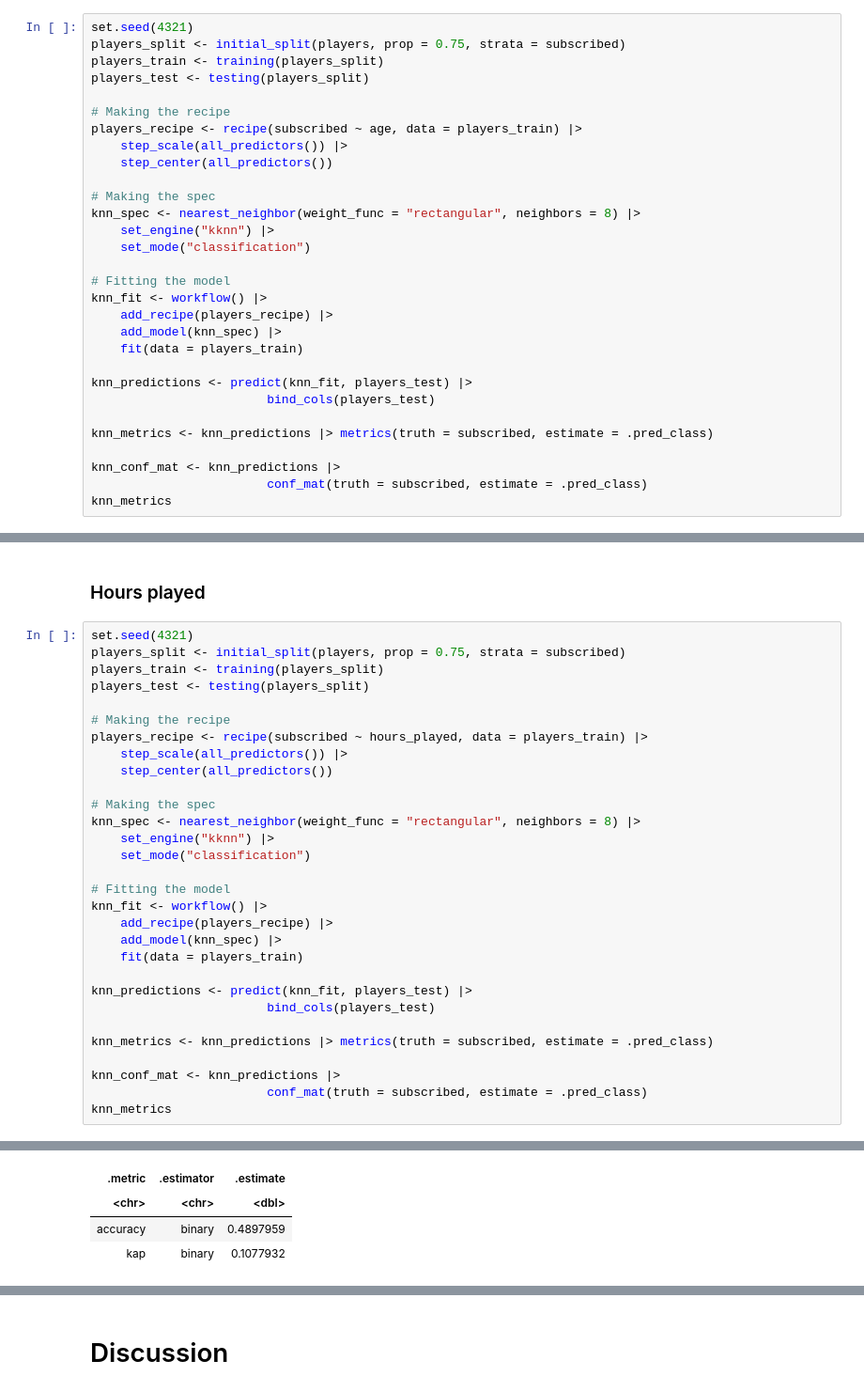
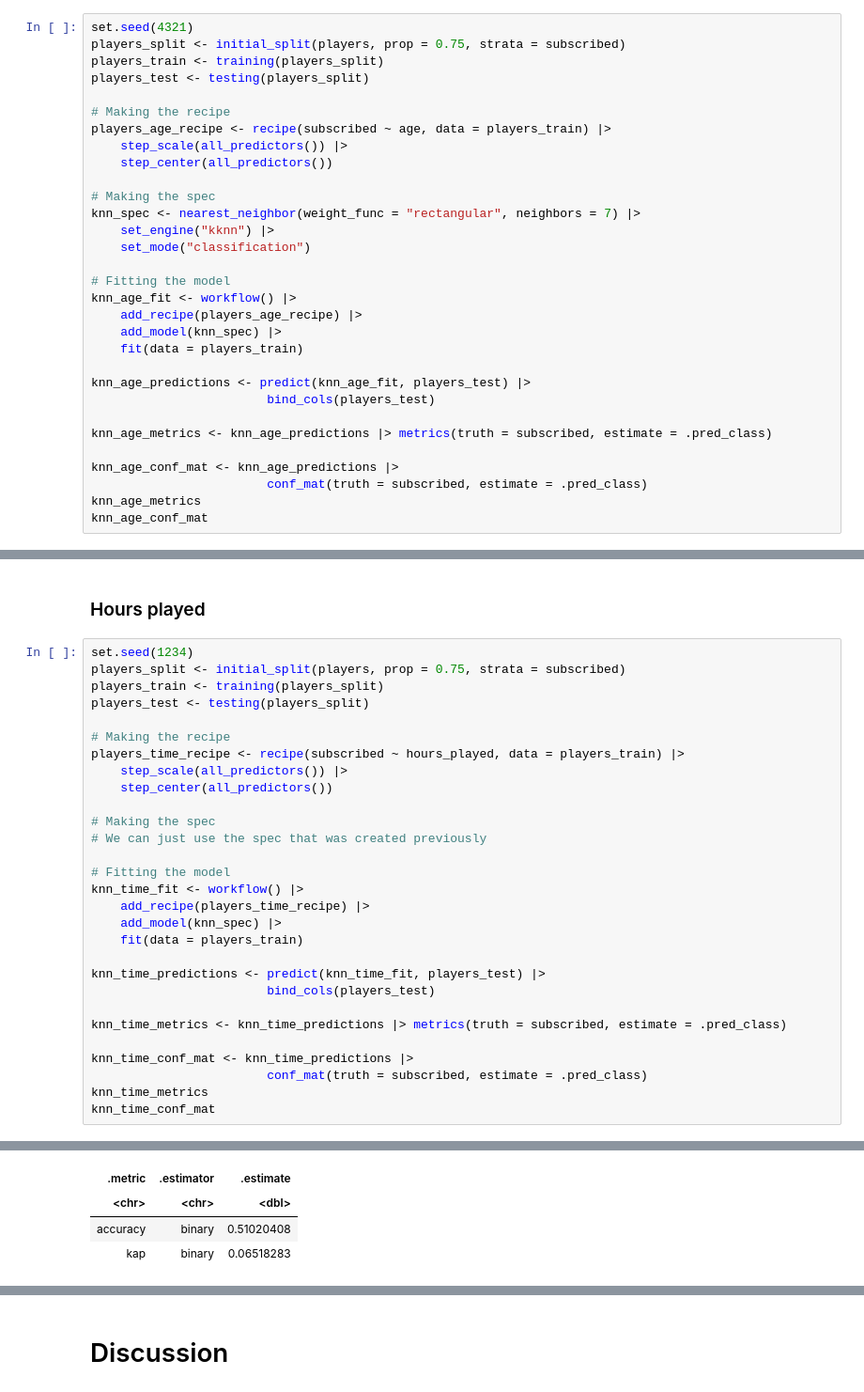
Before and after one commit to jhuan175/dsci100_project_final_report, a Jupyter notebook: Project_Final_Report.ipynb, the cells around one changed output, grey strips where cells are left out. Shown at 94% size. Drawn from its saved outputs; the diff is of its cells as text.

Commit message:
Changed Neighbors to 7, changed variable names in knn's

```diff
--- a/Project_Final_Report.ipynb
+++ b/Project_Final_Report.ipynb
@@ -291,29 +281,30 @@ players_train <- training(players_split)
 players_test <- testing(players_split)
 
 # Making the recipe
-players_recipe <- recipe(subscribed ~ age, data = players_train) |>
+players_age_recipe <- recipe(subscribed ~ age, data = players_train) |>
     step_scale(all_predictors()) |>
     step_center(all_predictors())
 
 # Making the spec
-knn_spec <- nearest_neighbor(weight_func = "rectangular", neighbors = 8) |>
+knn_spec <- nearest_neighbor(weight_func = "rectangular", neighbors = 7) |>
     set_engine("kknn") |>
     set_mode("classification")
 
 # Fitting the model
-knn_fit <- workflow() |>
-    add_recipe(players_recipe) |>
+knn_age_fit <- workflow() |>
+    add_recipe(players_age_recipe) |>
     add_model(knn_spec) |>
     fit(data = players_train)
 
-knn_predictions <- predict(knn_fit, players_test) |>
+knn_age_predictions <- predict(knn_age_fit, players_test) |>
                         bind_cols(players_test)
 
-knn_metrics <- knn_predictions |> metrics(truth = subscribed, estimate = .pred_class)
+knn_age_metrics <- knn_age_predictions |> metrics(truth = subscribed, estimate = .pred_class)
 
-knn_conf_mat <- knn_predictions |>
+knn_age_conf_mat <- knn_age_predictions |>
                         conf_mat(truth = subscribed, estimate = .pred_class)
-knn_metrics
+knn_age_metrics
+knn_age_conf_mat
 # %% [output]
 A tibble: 2 × 3
 | .metric | .estimator | .estimate |
@@ -323,38 +318,37 @@ A tibble: 2 × 3
 # %% [markdown]
 ### Hours played
 # %%
-set.seed(4321)
+set.seed(1234)
 players_split <- initial_split(players, prop = 0.75, strata = subscribed)
 players_train <- training(players_split)
 players_test <- testing(players_split)
 
 # Making the recipe
-players_recipe <- recipe(subscribed ~ hours_played, data = players_train) |>
+players_time_recipe <- recipe(subscribed ~ hours_played, data = players_train) |>
     step_scale(all_predictors()) |>
     step_center(all_predictors())
 
 # Making the spec
-knn_spec <- nearest_neighbor(weight_func = "rectangular", neighbors = 8) |>
-    set_engine("kknn") |>
-    set_mode("classification")
+# We can just use the spec that was created previously
 
 # Fitting the model
-knn_fit <- workflow() |>
-    add_recipe(players_recipe) |>
+knn_time_fit <- workflow() |>
+    add_recipe(players_time_recipe) |>
     add_model(knn_spec) |>
     fit(data = players_train)
 
-knn_predictions <- predict(knn_fit, players_test) |>
+knn_time_predictions <- predict(knn_time_fit, players_test) |>
                         bind_cols(players_test)
 
-knn_metrics <- knn_predictions |> metrics(truth = subscribed, estimate = .pred_class)
+knn_time_metrics <- knn_time_predictions |> metrics(truth = subscribed, estimate = .pred_class)
 
-knn_conf_mat <- knn_predictions |>
+knn_time_conf_mat <- knn_time_predictions |>
                         conf_mat(truth = subscribed, estimate = .pred_class)
-knn_metrics
+knn_time_metrics
+knn_time_conf_mat
 # %% [output]
 A tibble: 2 × 3
 | .metric | .estimator | .estimate |
 | <chr> | <chr> | <dbl> |
-| accuracy | binary | 0.4897959 |
-| kap | binary | 0.1077932 |
+| accuracy | binary | 0.51020408 |
+| kap | binary | 0.06518283 |
```
Also changed, not shown: parts of 7 cells of this notebook.
